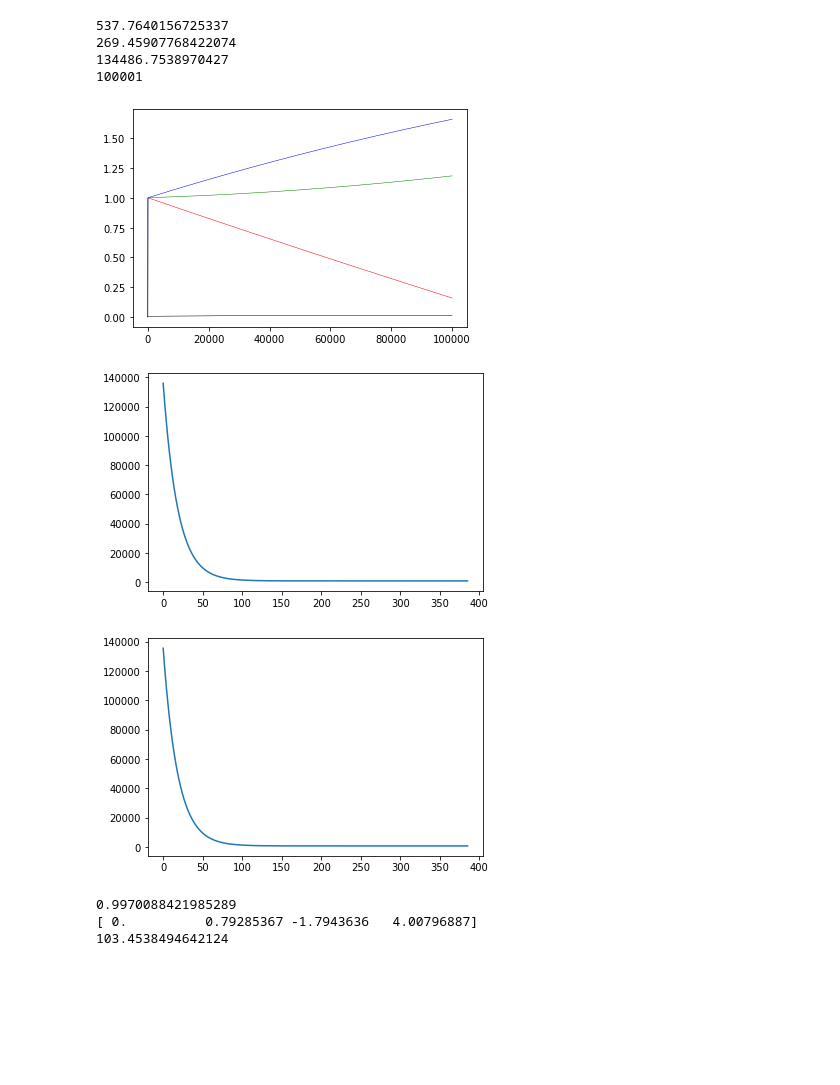
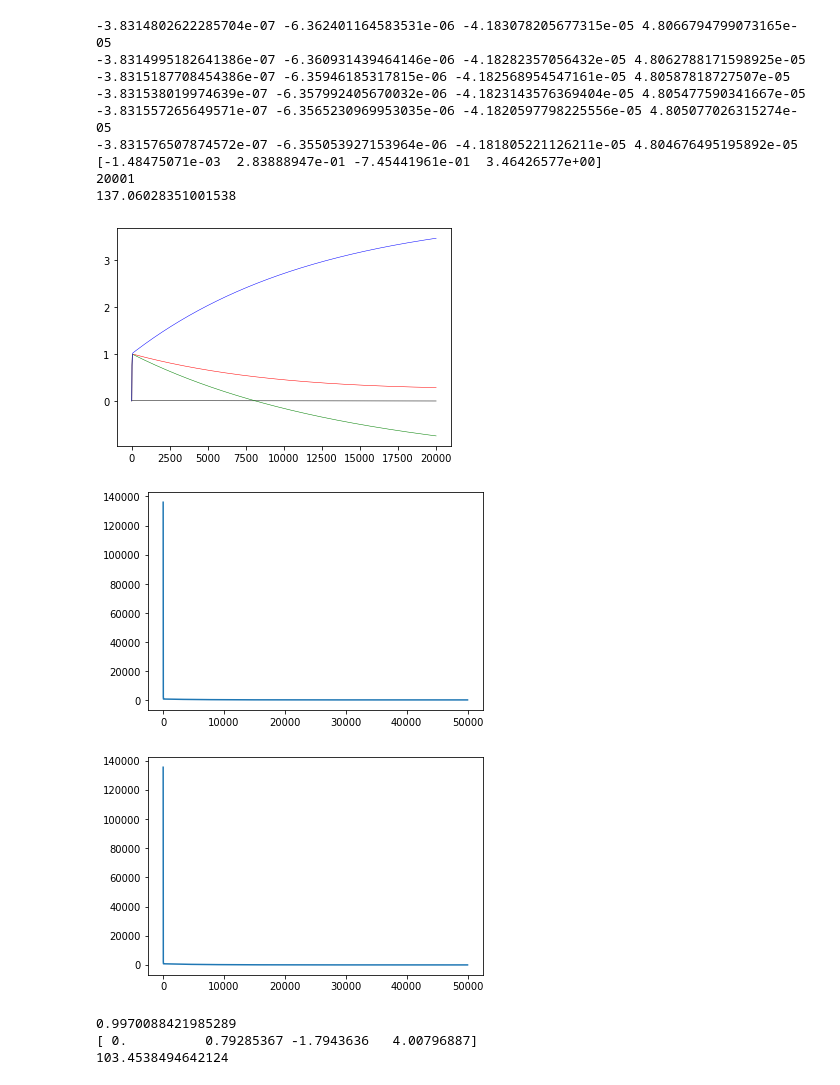
Before and after one commit to CJavaPython/AssignmentFolder, a Jupyter notebook: Assignment04/Assignment04.ipynb, the cells around one changed output. Drawn from its saved outputs; the diff is of its cells as text; code cells hidden in the pictures; blank space fills up the shorter version.

```diff
--- a/Assignment04/Assignment04.ipynb
+++ b/Assignment04/Assignment04.ipynb
@@ -57,9 +57,9 @@ J_tr = []
 #testing error
 J_ts = []
 
-X = np.transpose(test_data)[1]
-Y = np.transpose(test_data)[2]
-Z = np.transpose(test_data)[3]
+X = np.transpose(train_data)[1]
+Y = np.transpose(train_data)[2]
+Z = np.transpose(train_data)[3]
 
 t0 = 0.0
 t1 = 0.0
@@ -72,7 +72,7 @@ a = 0.000001
 
 #standard convergence
 #무한 루프가 돌지 않기 위한 최소값
-cvg = 0.000000000001
+cvg0 = 0
 
 while 1:
   h = np.dot(train_data,np.transpose(theta)) - train_h
@@ -86,63 +86,72 @@ while 1:
 
   t0 = theta[0]
   t1 = theta[1]
   t2 = theta[2]
   t3 = theta[3]
 
-  theta[0] = t0 - np.mean(h) * a
-  theta[1] = t1 - np.mean(h * X) * a
-  theta[2] = t2 - np.mean(h * Y) * a
-  theta[3] = t3 - np.mean(h * Z) * a
+  theta[0] = t0 - a * np.mean(h)
+  theta[1] = t1 - a * np.mean(h * X)
+  theta[2] = t2 - a * np.mean(h * Y)
+  theta[3] = t3 - a * np.mean(h * Z)
 
   t0_list.append(t0)
   t1_list.append(t1)
   t2_list.append(t2)
   t3_list.append(t3)
-  h = np.dot(train_data,np.transpose(theta)) - train_h
+
   #converge조건에 cost는 뺀 이유 : 제곱의 제곱이 되기 때문에 변화율이 다를 수 있다
   #제곱한 이유 : 양수값 나오게 하기 위해
-  if pow((t0 - theta[0]), 2) < cvg and pow((t1 - theta[1]), 2) < cvg and pow((t2 - theta[2]), 2) < cvg and pow((t3 - theta[3]), 2) < cvg:
-    break
+  #if i != 0:
+  #  if pow(theta[0] - t0, 2) > pow(cvg0, 2):
+  #    print(theta[0] - t0)
+  #    break
+
+  #cvg0 = theta[0] - t0
   i += 1
-  if i > 100000:
-    print(J)
+  if i > 19995:
+    print(theta[0] - t0, theta[1] - t1, theta[2] - t2, theta[3] - t3)
+  if i > 20000:
     break
 
 
-CT = np.mean( (np.dot(train_data, [-1, 0.8, -1.9, 4]) - train_h) ** 2) / 2
-CT2 = np.mean( (np.dot(train_data, [0, 1, 1, 1]) ) ** 2) / 2
+print(theta)
+print(i)
+print(J)
 
-print(CT)
-print(CT2)
-
-print(i)
 t0_line = plt.plot(t0_list)
 t1_line = plt.plot(t1_list)
 t2_line = plt.plot(t2_list)
 t3_line = plt.plot(t3_list)
 plt.setp(t0_line, color = 'k', linewidth = 0.5)
 plt.setp(t1_line, color = 'r', linewidth = 0.5)
 plt.setp(t2_line, color = 'g', linewidth = 0.5)
 plt.setp(t3_line, color = 'b', linewidth = 0.5)
 
 
 plt.show()
+#0.0000000383152913
+#0.0000103717886581
 # %% [output]
-537.7640156725337
-269.45907768422074
-134486.7538970427
-100001
+-3.8314802622285704e-07 -6.362401164583531e-06 -4.183078205677315e-05 4.8066794799073165e-05
+-3.8314995182641386e-07 -6.360931439464146e-06 -4.18282357056432e-05 4.8062788171598925e-05
+-3.8315187708454386e-07 -6.35946185317815e-06 -4.182568954547161e-05 4.80587818727507e-05
+-3.831538019974639e-07 -6.357992405670032e-06 -4.1823143576369404e-05 4.805477590341667e-05
+-3.831557265649571e-07 -6.3565230969953035e-06 -4.1820597798225556e-05 4.805077026315274e-05
+-3.831576507874572e-07 -6.355053927153964e-06 -4.181805221126211e-05 4.804676495195892e-05
+[-1.48475071e-03  2.83888947e-01 -7.45441961e-01  3.46426577e+00]
+20001
+137.06028351001538
-[figure, old version]
+[figure, new version]
 # %%
 plt.plot(J_tr)
 plt.show()
 # %% [output]
-[figure, old version]
+[figure, new version]
 # %%
 plt.plot(J_ts)
 plt.show()
 # %% [output]
-[figure, old version]
+[figure, new version]
 # %%
 from sklearn.linear_model import LinearRegression
 
```
